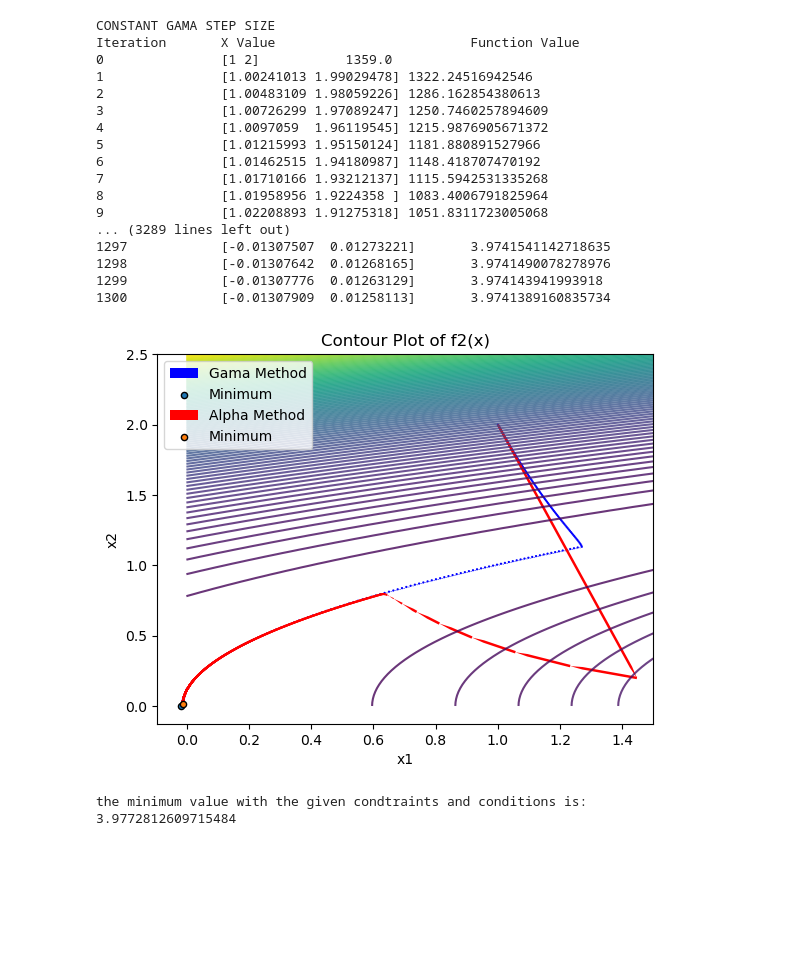
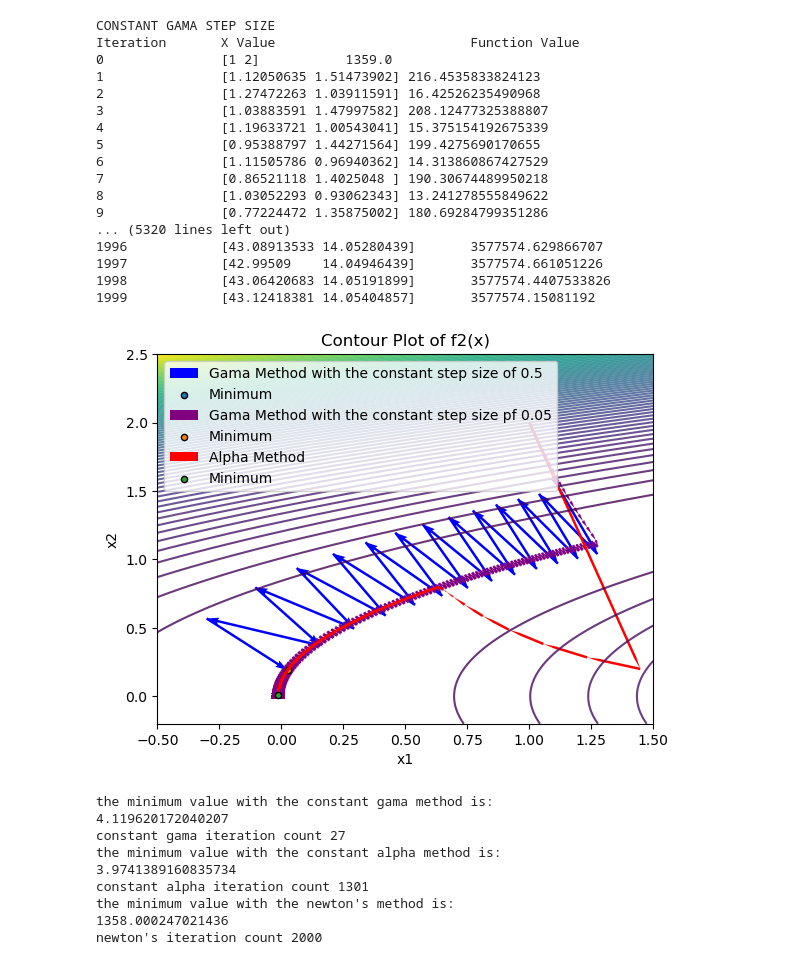
Before and after one commit to shayanmkpr/Convex_optimization_multifunctional, a Jupyter notebook: OPT.ipynb, the cells around one changed output. Saved outputs shown, nothing was run; the diff lists cells and outputs as text; code cells hidden in the pictures; blank space fills up the shorter version.

```diff
--- a/OPT.ipynb
+++ b/OPT.ipynb
@@ -252,56 +324,85 @@ def plot_contour(a, b, x_vals, y_vals, levels=None):
     plt.contour(X, Y, Z, levels=levels, cmap='viridis', alpha=0.8)
     plt.xlabel('x1')
     plt.ylabel('x2')
     plt.title('Contour Plot of f2(x)')
 
 # Example usage:
 a_value = 2
 b_value = 150
-c = 0.01
+c = 0.5
+gama2 = 0.05
 alpha = 0.0005
-x_vals = np.linspace(-0.001, 1.5, 100)
-y_vals = np.linspace(0.001, 2.5, 100)
+x_vals = np.linspace(-0.5, 1.5, 100)
+y_vals = np.linspace(-0.2, 2.5, 100)
 
 plot_contour(a_value, b_value, x_vals, y_vals, levels=100)
-minimizer_f2_gama, values_f2_gama, x_history_f2_gama = gradient_descent_constant(f2 ,x0_2, 2000, 1,c)
+minimizer_f2_gama, values_f2_gama, x_history_f2_gama = gradient_descent_constant(f2 ,x0_2, 2000, 5,c)
+minimizer_f2_gama2, values_f2_gama2, x_history_f2_gama2 = gradient_descent_constant(f2 ,x0_2, 2000, 5,gama2)
+
+
 plt.quiver(x_history_f2_gama[:-1, 0], x_history_f2_gama[:-1, 1], x_history_f2_gama[1:, 0] - x_history_f2_gama[:-1, 0], x_history_f2_gama[1:, 1] - x_history_f2_gama[:-1, 1],
-           scale_units='xy', angles='xy', scale=1, color='blue', width=0.005, headwidth=1, label='Gama Method')
+           scale_units='xy', angles='xy', scale=1, color='blue', width=0.005, headwidth=3, label='Gama Method with the constant step size of 0.5')
+plt.scatter(minimizer_f2_gama[0], minimizer_f2_gama[1], s=20, label='Minimum', edgecolors='black')
+
+plt.quiver(x_history_f2_gama2[:-1, 0], x_history_f2_gama2[:-1, 1], x_history_f2_gama2[1:, 0] - x_history_f2_gama2[:-1, 0], x_history_f2_gama2[1:, 1] - x_history_f2_gama2[:-1, 1],
+           scale_units='xy', angles='xy', scale=1, color='purple', width=0.005, headwidth=2, label='Gama Method with the constant step size pf 0.05')
 plt.scatter(minimizer_f2_gama[0], minimizer_f2_gama[1], s=20, label='Minimum', edgecolors='black')
 
 minimizer_f2_alpha, values_f2_alpha, x_history_f2_alpha = gradient_descent_alpha(f2, x0_2, 2000, 0.1, alpha)
 plt.quiver(x_history_f2_alpha[:-1, 0], x_history_f2_alpha[:-1, 1], x_history_f2_alpha[1:, 0] - x_history_f2_alpha[:-1, 0], x_history_f2_alpha[1:, 1] - x_history_f2_alpha[:-1, 1],
            scale_units='xy', angles='xy', scale=1, color='red', width=0.005, headwidth=1, label='Alpha Method')
 plt.scatter(minimizer_f2_alpha[0], minimizer_f2_alpha[1], s=20, label='Minimum', edgecolors='black')
 
+minimizer_f2_new, values_f2_new, x_history_f2_new = newton_method(f2, x0_2, 2000, 0.1)
+# plt.quiver(x_history_f2_new[:-1, 0], x_history_f2_new[:-1, 1], x_history_f2_new[1:, 0] - x_history_f2_new[:-1, 0], x_history_f2_new[1:, 1] - x_history_f2_new[:-1, 1],
+#            scale_units='xy', angles='xy', scale=1, color='pink', width=0.005, headwidth=1, label='Newton Method')
+# plt.scatter(minimizer_f2_alpha[0], minimizer_f2_alpha[1], s=20, label='Minimum', edgecolors='black')
+
 
 
 plt.legend()
 
 plt.show()
 
-print("the minimum value with the given condtraints and conditions is:")
+print("the minimum value with the constant gama method is:")
 print(np.min(values_f2_gama))
+print("constant gama iteration count" , len(x_history_f2_gama))
+
+print("the minimum value with the constant alpha method is:")
+print(np.min(values_f2_alpha))
+print("constant alpha iteration count" , len(x_history_f2_alpha))
+
+print("the minimum value with the newton's method is:")
+print(np.min(values_f2_new))
+print("newton's iteration count"  , len(x_history_f2_new))
 # %% [output]
 CONSTANT GAMA STEP SIZE
 Iteration       X Value                         Function Value
 0               [1 2]           1359.0
-1               [1.00241013 1.99029478] 1322.24516942546
-2               [1.00483109 1.98059226] 1286.162854380613
-3               [1.00726299 1.97089247] 1250.7460257894609
-4               [1.0097059  1.96119545] 1215.9876905671372
-5               [1.01215993 1.95150124] 1181.880891527966
-6               [1.01462515 1.94180987] 1148.418707470192
-7               [1.01710166 1.93212137] 1115.5942531335268
-8               [1.01958956 1.9224358 ] 1083.4006791825964
-9               [1.02208893 1.91275318] 1051.8311723005068
-... (3289 lines left out)
-1297            [-0.01307507  0.01273221]       3.9741541142718635
-1298            [-0.01307642  0.01268165]       3.9741490078278976
-1299            [-0.01307776  0.01263129]       3.974143941993918
-1300            [-0.01307909  0.01258113]       3.9741389160835734
+1               [1.12050635 1.51473902] 216.4535833824123
+2               [1.27472263 1.03911591] 16.42526235490968
+3               [1.03883591 1.47997582] 208.12477325388807
+4               [1.19633721 1.00543041] 15.375154192675339
+5               [0.95388797 1.44271564] 199.4275690170655
+6               [1.11505786 0.96940362] 14.313860867427529
+7               [0.86521118 1.4025048 ] 190.30674489950218
+8               [1.03052293 0.93062343] 13.241278555849622
+9               [0.77224472 1.35875002] 180.69284799351286
+... (5320 lines left out)
+1996            [43.08913533 14.05280439]       3577574.629866707
+1997            [42.99509    14.04946439]       3577574.661051226
+1998            [43.06420683 14.05191899]       3577574.4407533826
+1999            [43.12418381 14.05404857]       3577574.15081192
-[figure, old version]
+[figure, new version]
-the minimum value with the given condtraints and conditions is:
-3.9772812609715484
+the minimum value with the constant gama method is:
+4.119620172040207
+constant gama iteration count 27
+the minimum value with the constant alpha method is:
+3.9741389160835734
+constant alpha iteration count 1301
+the minimum value with the newton's method is:
+1358.000247021436
+newton's iteration count 2000
 # %%
 def gradient_descent_opt(f , x0,max_iter, tol,c):
     x = x0.reshape(-1, 1)
```
Also changed, not shown: parts of 4 cells of this notebook.
